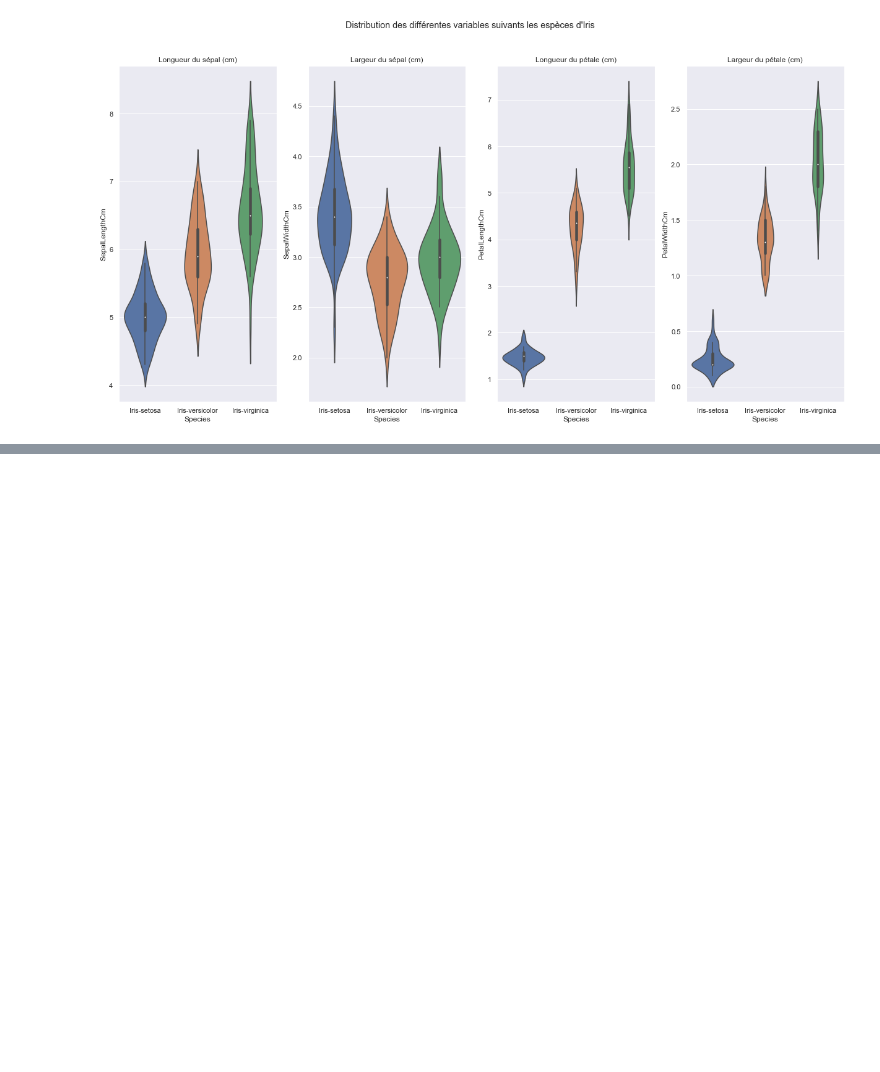
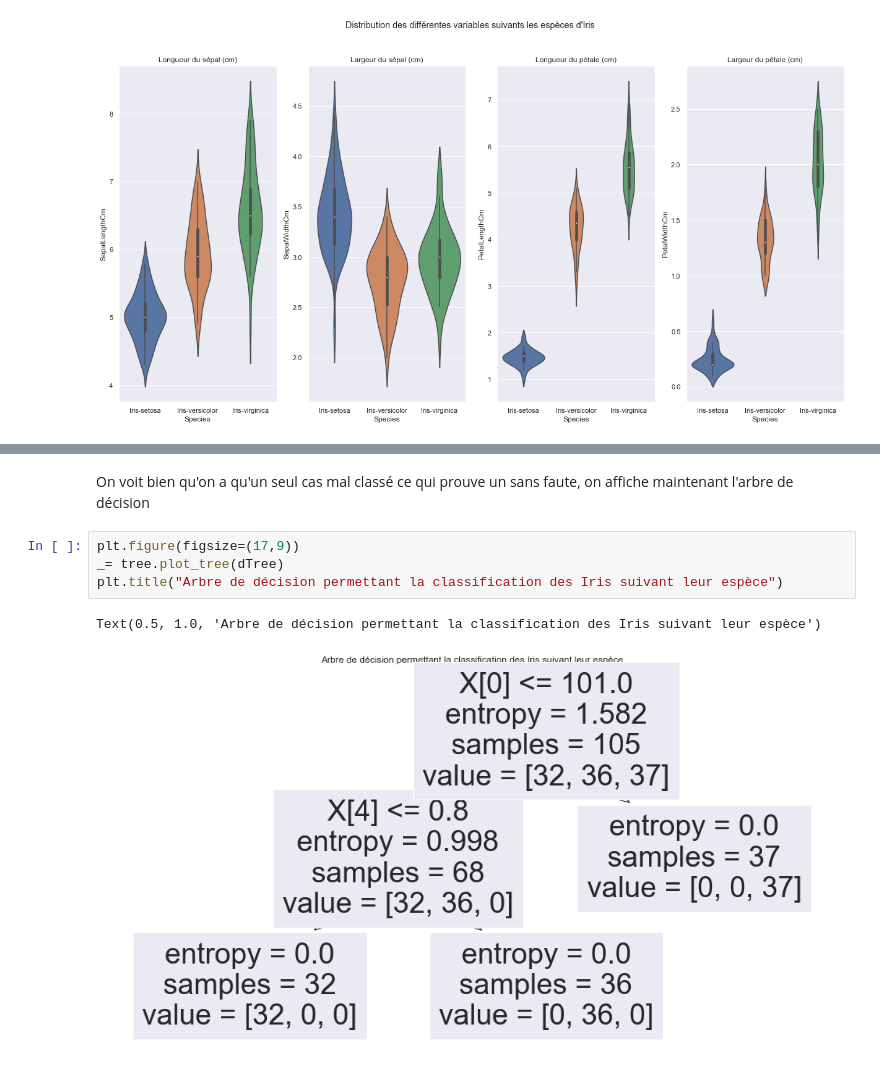
Before and after one commit to MohamedNennouche/Iris-Classification, a Jupyter notebook: iris-notebook.ipynb, the cells around one changed output, grey strips where cells are left out. Saved outputs shown, nothing was run; the diff lists cells and outputs as text; blank space fills up the shorter version.

```diff
--- a/iris-notebook.ipynb
+++ b/iris-notebook.ipynb
@@ -117,0 +150,9 @@ Text(0.5, 1.0, 'Largeur du pétale (cm)')
+# %% [markdown]
+On voit bien qu'on a qu'un seul cas mal classé ce qui prouve un sans faute, on affiche maintenant l'arbre de décision
+# %%
+plt.figure(figsize=(17,9))
+_= tree.plot_tree(dTree)
+plt.title("Arbre de décision permettant la classification des Iris suivant leur espèce")
+# %% [output]
+Text(0.5, 1.0, 'Arbre de décision permettant la classification des Iris suivant leur espèce')
+[figure, added]
```
Also changed, not shown: parts of 11 cells of this notebook.
